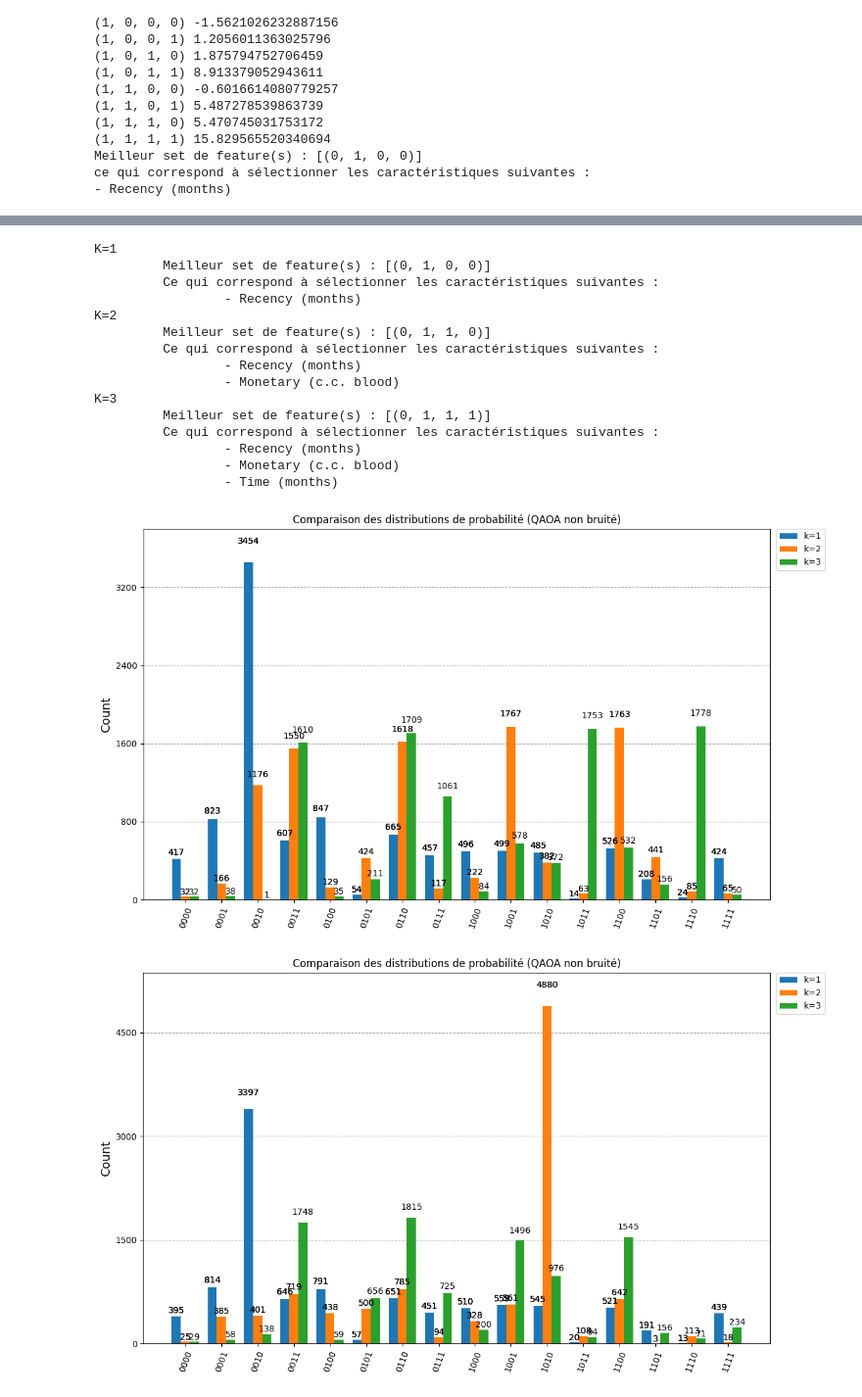
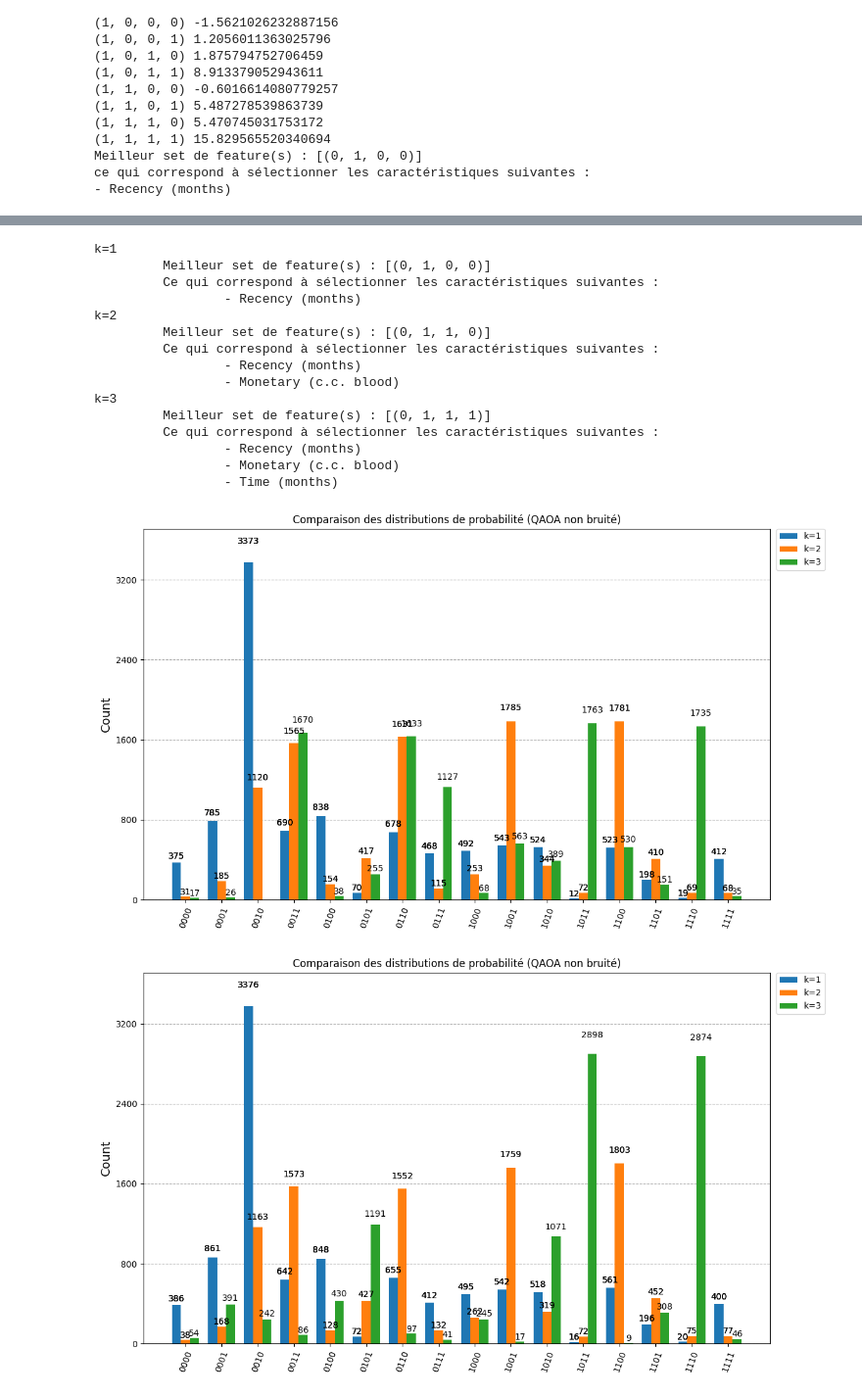
Before and after one commit to hugopgs/Application_Informatique_Quantique, a Jupyter notebook: Projet Noté/Projet.ipynb, the cells around one changed output, grey strips where cells are left out. Shown at 98% size. Drawn from its saved outputs; the diff is of its cells as text; code cells hidden in the pictures.

```diff
--- a/Projet Noté/Projet.ipynb
+++ b/Projet Noté/Projet.ipynb
@@ -67,11 +67,10 @@ All_categories = [Freq, Rec, Monet, Time]
 # %%
 #Chargement de toutes les colonnes
-
 
 fig, axes = plt.subplots(nrows=2, ncols=2, figsize=(18, 12))
 axes = axes.flatten()
 colors=['red', 'green', 'blue', 'orange']
-for i, cat in enumerate(All_categories):
+for i, cat in enumerate(data):
     axes[i].bar(range(len(cat)), cat, label=name_categories[i], color=colors[i])
     axes[i].set_title(f"{name_categories[i]}", fontsize=14, fontweight='bold')
     axes[i].set_xlabel("ID Donneur")
@@ -793,16 +778,3 @@ for i, feature in enumerate(name_categories):
 Meilleur set de feature(s) : [(0, 1, 0, 0)]
 ce qui correspond à sélectionner les caractéristiques suivantes :
 - Recency (months)
-# %%
-for K in [1,2,3]:
-    print(f"K={K}")
-    Redondancy_effective, Pertinence_effective, Redondancy, Pertinence = build_R_P(All_categories, Result, K, A=Coef_Pertinence, B=Coef_Redondance, C=Coef_Constraint)
-    values = []
-    for combination in combinations:
-      values.append((combination, get_criterion(np.array(combination), Redondancy_effective, Pertinence_effective)))
-    best= [comb for comb, val in values if val==min(val for _,val in values)]
-    print("\t Meilleur set de feature(s) :", best)
-    print("\t Ce qui correspond à sélectionner les caractéristiques suivantes :")
-    for i, feature in enumerate(name_categories):
-        if best[0][i] == 1:
-            print(f"\t\t - {feature}")
@@ -824,31 +781,27 @@ K=3
 # %%
-Coef_Pertinence=[0.6, 0.6, 0.6]
-Coef_Redondance=[1, 1, 1.5]
-Coef_Constraint=[1.5 ,1.5, 2.5]
-
-for K in [1,2,3]:
-    print(f"K={K}")
-    Redondancy_effective, Pertinence_effective, Redondancy, Pertinence = build_R_P(All_categories, Result, K, A=Coef_Pertinence[K-1], B=Coef_Redondance[K-1], C=Coef_Constraint[K-1])
+for k in [1,2,3]:
+    print(f"k={k}")
+    R_eff, P_eff, R, P = build_R_P_Fisher(data, result, k, A=coeffs_P[k-1], B=coeffs_R[k-1], C=coeffs_C[k-1])
     values = []
     for combination in combinations:
-      values.append((combination, get_criterion(np.array(combination), Redondancy_effective, Pertinence_effective)))
-    best= [comb for comb, val in values if val==min(val for _,val in values)]
+      values.append((combination, get_criterion(np.array(combination), R_eff, P_eff)))
+    best = [comb for comb, val in values if val==min(val for _,val in values)]
     print("\t Meilleur set de feature(s) :", best)
     print("\t Ce qui correspond à sélectionner les caractéristiques suivantes :")
     for i, feature in enumerate(name_categories):
         if best[0][i] == 1:
             print(f"\t\t - {feature}")
 # %% [output]
-K=1
+k=1
          Meilleur set de feature(s) : [(0, 1, 0, 0)]
          Ce qui correspond à sélectionner les caractéristiques suivantes :
                  - Recency (months)
-K=2
+k=2
          Meilleur set de feature(s) : [(0, 1, 1, 0)]
          Ce qui correspond à sélectionner les caractéristiques suivantes :
                  - Recency (months)
                  - Monetary (c.c. blood)
-K=3
+k=3
          Meilleur set de feature(s) : [(0, 1, 1, 1)]
          Ce qui correspond à sélectionner les caractéristiques suivantes :
                  - Recency (months)
@@ -856,13 +809,9 @@ K=3
                  - Time (months)
 # %%
 res=[]
-Coef_Pertinence=0.6
-Coef_Redondance=1
-Coef_Constraint=1.5
-
 
 for k in [1, 2, 3]:
-    R, P,_,_ = build_R_P(All_categories, Result, k=k, A=Coef_Pertinence, B=Coef_Redondance, C=Coef_Constraint)
+    R, P,_,_ = build_R_P_Fisher(data, result, k=k, A=coeff_P, B=coeff_R, C=coeff_C)
     problem_operator = get_operator(R, P)
     optimal_qaoa_circuit, cost_vals = get_optimal_qaoa_circuit(r=15, problem_operator=problem_operator)
     counts=run_qaoa_circuit(optimal_qaoa_circuit, depolarizing_error_prob=0)
@@ -873,25 +822,26 @@ plot_histogram(res,
                title="Comparaison des distributions de probabilité (QAOA non bruité)",
                figsize=(12, 7))
 # %% [output]
-[figure, old version]
+[figure, new version]
 # %%
 res=[]
-Coef_Pertinence=[0.6, 0.8, 0.8]
-Coef_Redondance=[1, 1, 2.5]
-Coef_Constraint=[1.5, 1.8, 3.4]
+
+coeffs_P = [0.6, 0.6, 0.6]
+coeffs_R = [1, 1, 25]
+coeffs_C = [1.5, 1.5, 30]
 
 
 for k in [1, 2, 3]:
-    R, P,_,_ = build_R_P(All_categories, Result, k=k, A=Coef_Pertinence[k-1], B=Coef_Redondance[k-1], C=Coef_Constraint[k-1])
+    R, P,_,_ = build_R_P_Fisher(data, result, k=k, A=coeffs_P[k-1], B=coeffs_R[k-1], C=coeffs_C[k-1])
     problem_operator = get_operator(R, P)
     optimal_qaoa_circuit, cost_vals = get_optimal_qaoa_circuit(r=15, problem_operator=problem_operator)
     counts=run_qaoa_circuit(optimal_qaoa_circuit, depolarizing_error_prob=0)
     # print(counts)
     res.append(counts)
 
 plot_histogram(res,
                legend=[f"k={k}" for k in [1, 2, 3]],
                title="Comparaison des distributions de probabilité (QAOA non bruité)",
                figsize=(12, 7))
 # %% [output]
-[figure, old version]
+[figure, new version]
```
Also changed, not shown: parts of 26 cells of this notebook.
